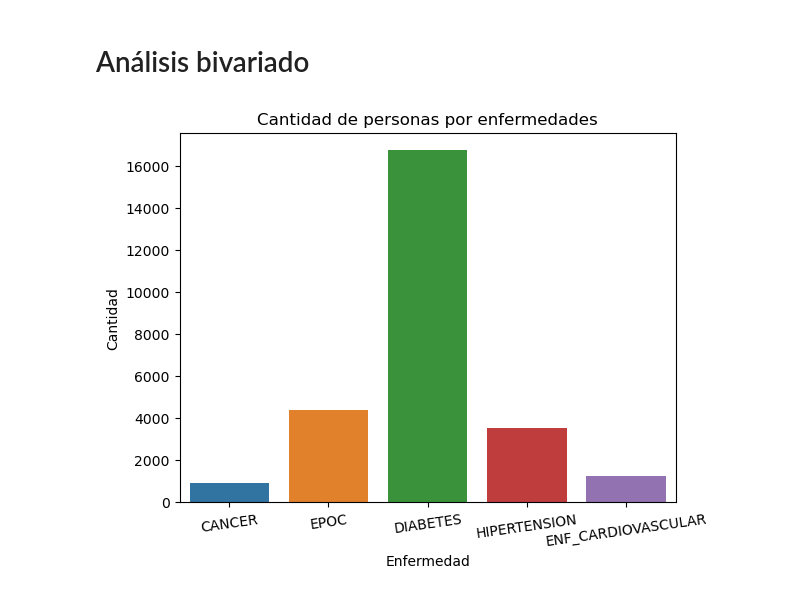
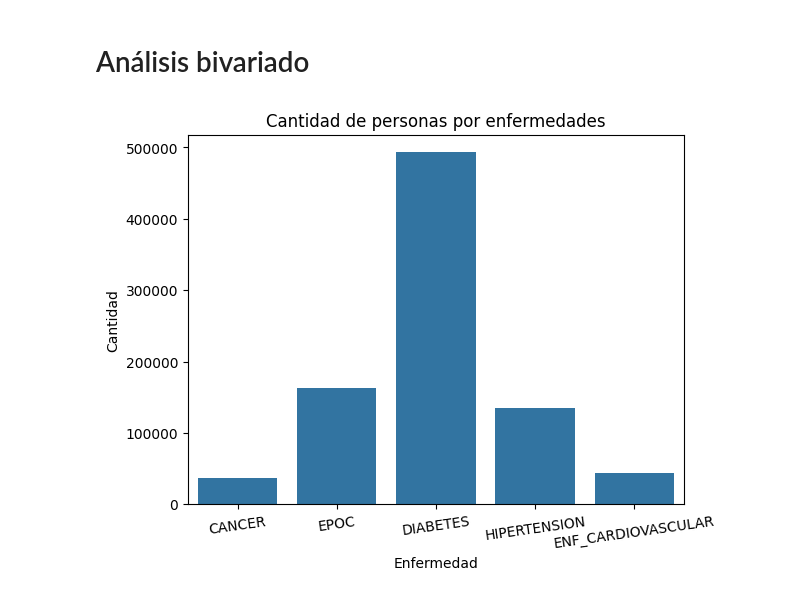
Before and after one commit to EstebanCaroP/Proyecto_Finanzas, a Jupyter notebook: C_Analisis_exploratorio.ipynb, the cells around one changed output. Saved outputs shown, nothing was run; the diff lists cells and outputs as text; code cells hidden in the pictures.

```diff
--- a/C_Analisis_exploratorio.ipynb
+++ b/C_Analisis_exploratorio.ipynb
@@ -15,3 +11,6 @@ siniestros = pd.read_csv('Data\DB_Siniestros.txt', sep = ',', encoding = 'latin-
+# %%
+# Se cargan los datos preprocesados
+df = joblib.load('Data_final\\df.pkl')
 # %% [markdown]
 ### Analisis univariado
 # %%
@@ -43,13 +37,13 @@ for variable in variables:
 # %% [markdown]
 # Análisis bivariado #
 # %%
-c1 = pd.DataFrame(sociodemograficas[['CANCER','EPOC', 'DIABETES', 'HIPERTENSION', 'ENF_CARDIOVASCULAR']].sum(), columns = ['Conteo'])
+c1 = pd.DataFrame(df[['CANCER','EPOC', 'DIABETES', 'HIPERTENSION', 'ENF_CARDIOVASCULAR']].sum(), columns = ['Conteo'])
 c1 = c1.reset_index()
 c1 = c1.rename(columns={'index':'Enfermedad'})
 sns.barplot(c1, x='Enfermedad', y ='Conteo')
 plt.title('Cantidad de personas por enfermedades')
 plt.ylabel('Cantidad')
 plt.xticks(rotation = 8)
 plt.show()
 # %% [output]
-[figure, old version]
+[figure, new version]
```
Also changed, not shown: parts of 7 cells of this notebook.
